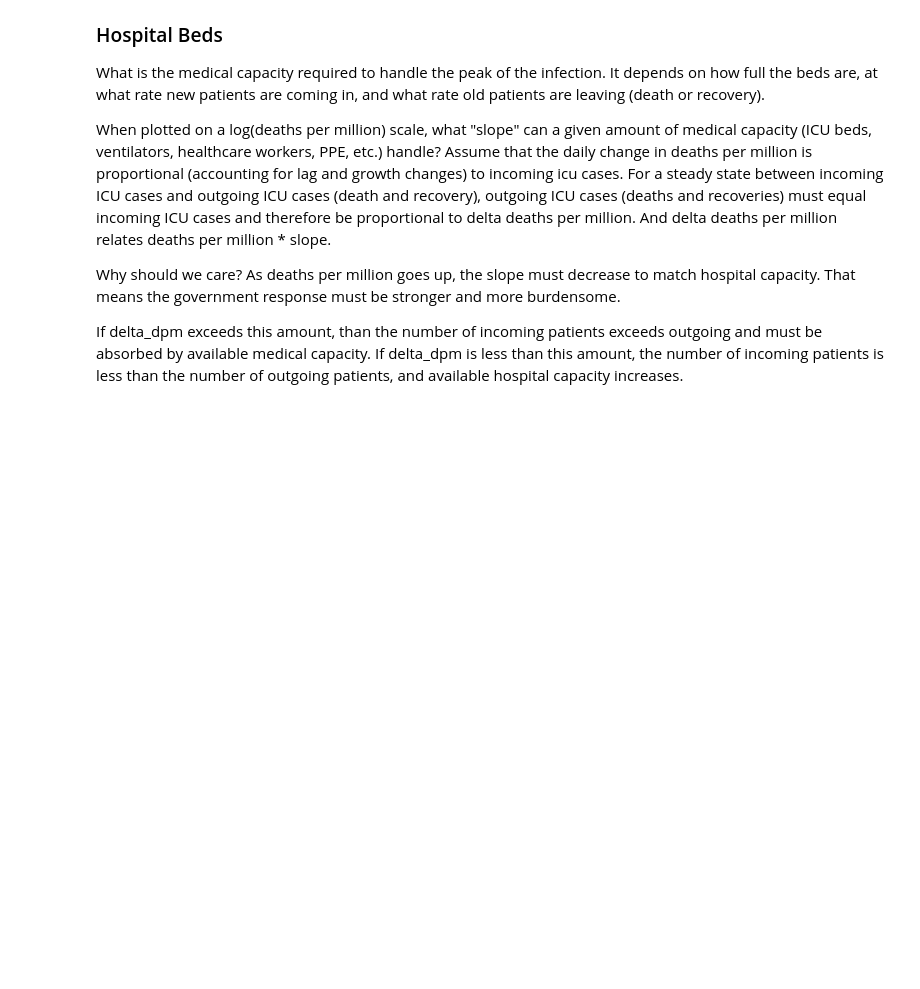
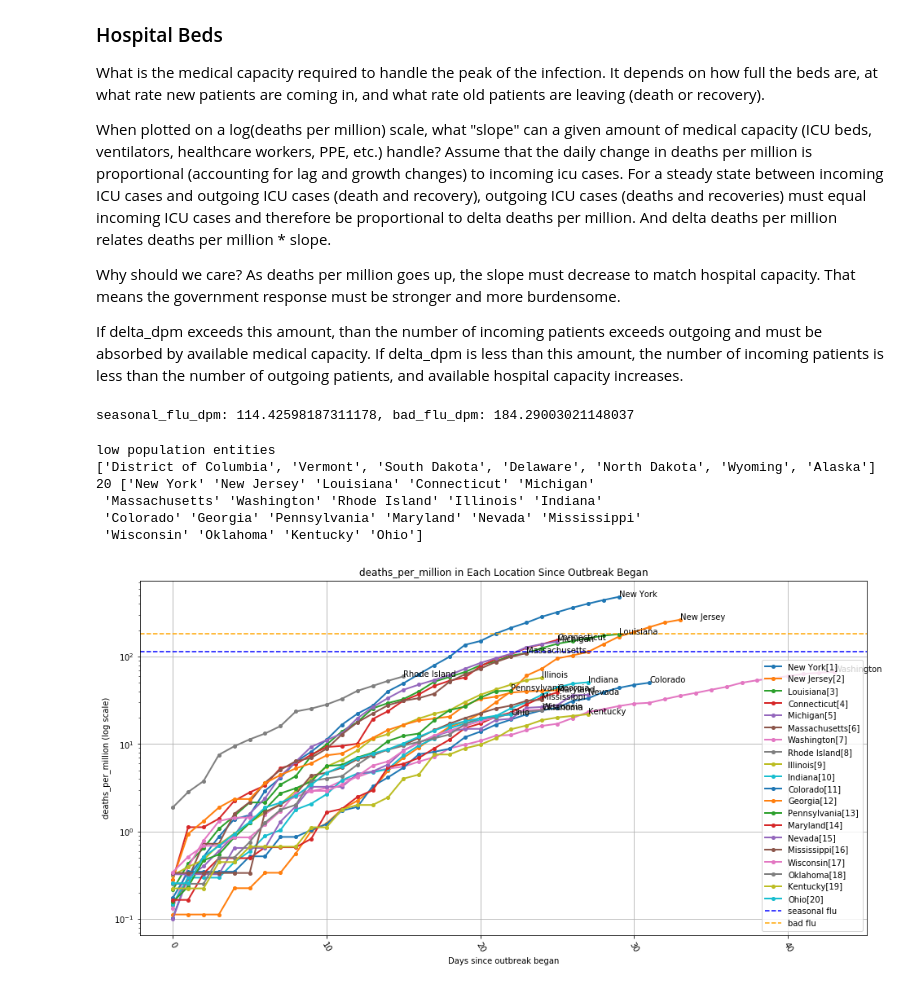
Before and after one commit to todddeluca/coronavirus, a Jupyter notebook: coronavirus_death_rate.ipynb, the cells around one changed output. Cells and saved outputs as stored; diff of their text form; code cells hidden in the pictures; blank space fills up the shorter version.

```diff
--- a/coronavirus_death_rate.ipynb
+++ b/coronavirus_death_rate.ipynb
@@ -422,7 +474,7 @@ print(f'seasonal_flu_dpm: {seasonal_flu_dpm}, bad_flu_dpm: {bad_flu_dpm}')
 
 
 def plot_trajectories(df, index_col='date', values_col='deaths', rank=False, n_top=None,
-                      includes=None, excludes=None, n_show=None):
+                      includes=None, excludes=None, n_show=None, log_yaxis=False):
     '''
     df: columns: date, deaths, cases, population
     index_col: either date or days_since. This is the pivot index.
@@ -488,7 +540,7 @@ def plot_trajectories(df, index_col='date', values_col='deaths', rank=False, n_t
             label = None
             annotation = None
 
-        if rank or 'ratio' in values_col:
+        if rank or 'ratio' in values_col or log_yaxis:
             plt.plot(piv.index, piv[entity], label=label, linewidth=linewidth, alpha=alpha)
         else:
             plt.semilogy(piv.index, piv[entity], label=label, linewidth=linewidth, alpha=alpha,
@@ -527,15 +579,18 @@ def plot_trajectories(df, index_col='date', values_col='deaths', rank=False, n_t
     plt.legend()
     plt.show()
     return piv
+# %% [output]
+seasonal_flu_dpm: 114.42598187311178, bad_flu_dpm: 184.29003021148037
 # %%
 # lockdowns:
 # Minnesota - stay-at-home 3/27 https://www.mprnews.org/story/2020/03/25/latest-on-covid19-in-minnesota
 # New Zealand - lockdown 3/25 https://www.washingtonpost.com/world/asia_pacific/new-zealand-isnt-just-flattening-the-curve-its-squashing-it/2020/04/07/6cab3a4a-7822-11ea-a311-adb1344719a9_story.html
 
-# df = states_df
+df = states_df
 # df = countries_df
-df = all_df
+# df = all_df
 df['deaths_per_case'] = df['deaths'] / df['cases']
+df['deaths_per_case_per_day_7day_avg'] = df['deaths_per_day_7day_avg'] / df['cases_per_day_7day_avg']
 
 # index_col, thresh, values_col = ('days_since', 0.1, 'deaths_per_million')
 # index_col, thresh, values_col = ('days_since', 1.0, 'deaths_per_million')
@@ -548,16 +603,19 @@ df['deaths_per_case'] = df['deaths'] / df['cases']
 index_col = 'days_since'
 # index_col = 'date'
 
-# values_col = 'deaths_ratio_per_day_7day_avg'
 values_col = 'deaths_per_million'
-# values_col = 'deaths_per_day_7day_avg'
 # values_col = 'deaths_per_million_per_day_7day_avg'
+# values_col = 'deaths'
 # values_col = 'cases_per_million'
 # values_col = 'cases_per_million_per_day_7day_avg'
+# values_col = 'cases'
+# values_col = 'deaths_ratio_per_day_7day_avg'
+# values_col = 'deaths_per_day_7day_avg'
 # values_col = 'deaths_per_case'
+# values_col = 'deaths_per_case_per_day_7day_avg'
 
-n_top = 15
-n_show = 53
+n_top = 20
+n_show = n_top
 rank = False
 # rank = True
 
@@ -567,7 +625,11 @@ rank = False
 # days_since_col = 'cases_per_day'; days_since_thresh = 30
 # OWID threshold condition https://ourworldindata.org/grapher/covid-deaths-days-since-per-million
 days_since_col = 'deaths_per_million'; days_since_thresh = 0.1
+# Other thresholds
 # days_since_col = 'cases_per_million'; days_since_thresh = 1
+# days_since_col = 'deaths'; days_since_thresh = 1
+# days_since_col = 'cases'; days_since_thresh = 1
+# days_since_col = 'deaths_per_day'; days_since_thresh = 1.0
 
 # Trim rows before the timeperiod we are looking at:
 if days_since_col:
@@ -575,32 +637,44 @@ if days_since_col:
     if index_col == 'days_since':
         df['days_since'] = make_days_since(df, days_since_col, days_since_thresh)
 
 us_states = list(states_df['entity'].unique())
 includes = list(set([
             'United States',
+    'Japan',
+    'Singapore', 'South Korea',
 #     'Italy', 'Spain', 'France',
 #             'Vermont', 'California', 'Washington', 'New York', 'Michigan', 'Louisiana', 'Massachusetts',
 #             'China',
             'New Zealand',
     'New York',
     'EU',
 #     countries from https://www.washingtonpost.com/opinions/2020/04/08/is-swedens-lax-approach-coronavirus-backfiring/
-#     'Sweden', 'Denmark', 'Norway', 'Malta', 'United Kingdom', 'Italy', 'United States',
+    'Sweden',
+#     'Denmark', 'Norway', 'Malta', 'United Kingdom', 'Italy',
 # States ~3-5M in population
 # 'Arkansas', 'Nevada', 'Iowa', 'Puerto Rico', 'Utah', 'Connecticut', 'Oklahoma', 'Oregon',
 #              'Kentucky', 'Louisiana', 'Alabama',
 
 ]
 # + us_states
 # + eu_countries
 ))
 low_pop_entities = list(df.loc[df['population'] < 1e6, 'entity'].unique())
 print(f'low population entities\n{low_pop_entities}')
 excludes = list(set([
 # Excludes low-population entities with high deaths-per-capita.
 'World',
 ] + low_pop_entities))
 
 piv = plot_trajectories(df, index_col=index_col, values_col=values_col,
                         rank=rank, n_top=n_top, n_show=n_show,
-                        includes=includes, excludes=excludes)
+                        includes=includes, excludes=excludes,
+                       )
+# %% [output]
+low population entities
+['District of Columbia', 'Vermont', 'South Dakota', 'Delaware', 'North Dakota', 'Wyoming', 'Alaska']
+20 ['New York' 'New Jersey' 'Louisiana' 'Connecticut' 'Michigan'
+ 'Massachusetts' 'Washington' 'Rhode Island' 'Illinois' 'Indiana'
+ 'Colorado' 'Georgia' 'Pennsylvania' 'Maryland' 'Nevada' 'Mississippi'
+ 'Wisconsin' 'Oklahoma' 'Kentucky' 'Ohio']
+[figure, added]
```
Also changed, not shown: parts of 8 cells of this notebook, 2 other files.
